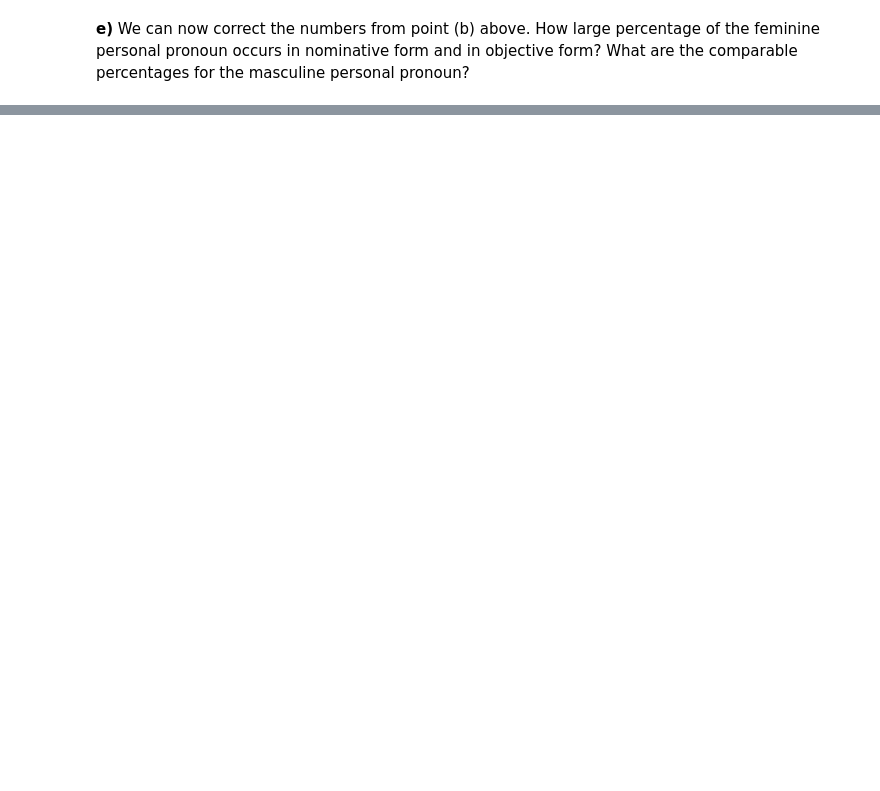
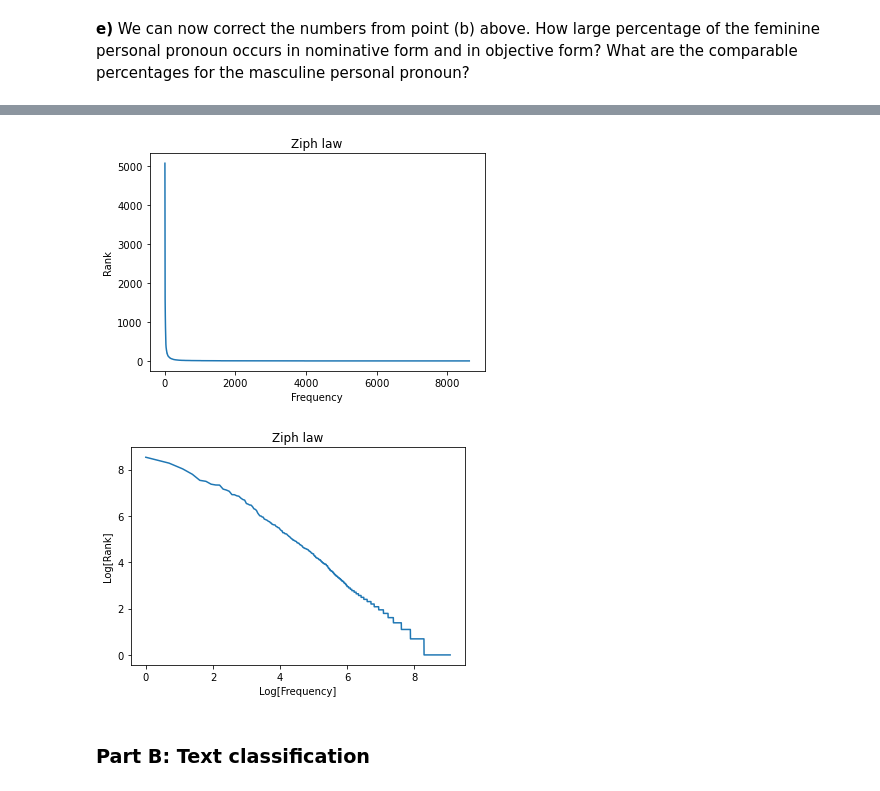
Before and after one commit to FuadDadvar/IN4080, a Jupyter notebook: assignment1/<fuadd>_in4080_mandatory_1.ipynb, the cells around one changed output, grey strips where cells are left out. Cells and saved outputs as stored; diff of their text form; code cells hidden in the pictures; blank space fills up the shorter version.

```diff
--- a/assignment1/<fuadd>_in4080_mandatory_1.ipynb
+++ b/assignment1/<fuadd>_in4080_mandatory_1.ipynb
@@ -127,0 +194,17 @@ print(f'Relative frequency of her: {female_relative_frequency:3.5f}')
+# %%
+#Initiate nltk for all tokens.
+tokens = nltk.word_tokenize(raw)
+
+#Removing all dots.
+tokens = [token.replace('.','') for token in tokens]
+
+#Removing all underscores
+tokens = [token.replace('_','')for token in tokens]
+
+#Remove all punctuations
+Pat_punc = re.compile('^\&$-+')
+tokens = [token for token in tokens if not Pat_punc.match(token)]
+
+#Removing empty lines
+tokens = [token for token in tokens if token != '']
+tokens = [token.lower() for token in tokens]
@@ -127,0 +213,6 @@ print(f'Relative frequency of her: {female_relative_frequency:3.5f}')
+# %%
+Frq_dist = nltk.FreqDist(tokens)
+twenty_most_freq_words = Frq_dist.most_common(21)
+
+for i, (word, freq) in enumerate(twenty_most_freq_words):
+    print(f'Pos: {i} , Token: " {word} " , Freq: {freq} ')
@@ -127,0 +304,23 @@ print(f'Relative frequency of her: {female_relative_frequency:3.5f}')
+# %%
+x = list(range(1,len(Frq_dist)+1))
+y= list(Frq_dist.values())
+y.sort(reverse=True)
+plt.plot(x,y)
+plt.title('Ziph law')
+plt.xlabel('Frequency')
+plt.ylabel('Rank')
+plt.show()
+
+x1 = np.log(x)
+y1 = np.log(y)
+plt.plot(x1,y1)
+plt.title('Ziph law')
+plt.xlabel('Log[Frequency]')
+plt.ylabel('Log[Rank]')
+
+plt.show()
+# %% [output]
+[figure, added]
+[figure, added]
+# %% [markdown]
+### Part B: Text classification
```
Also changed, not shown: parts of 33 cells of this notebook, 1 other file.
